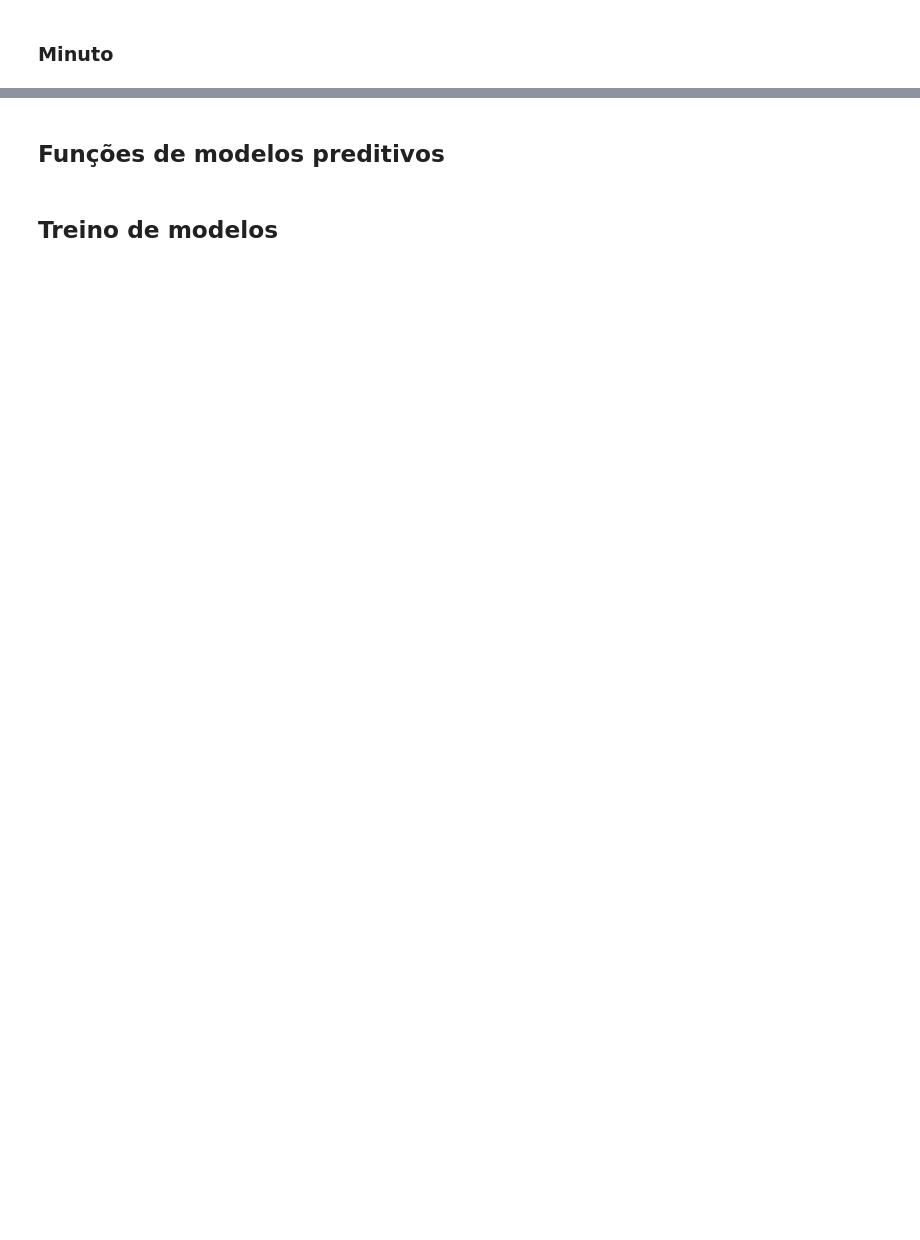
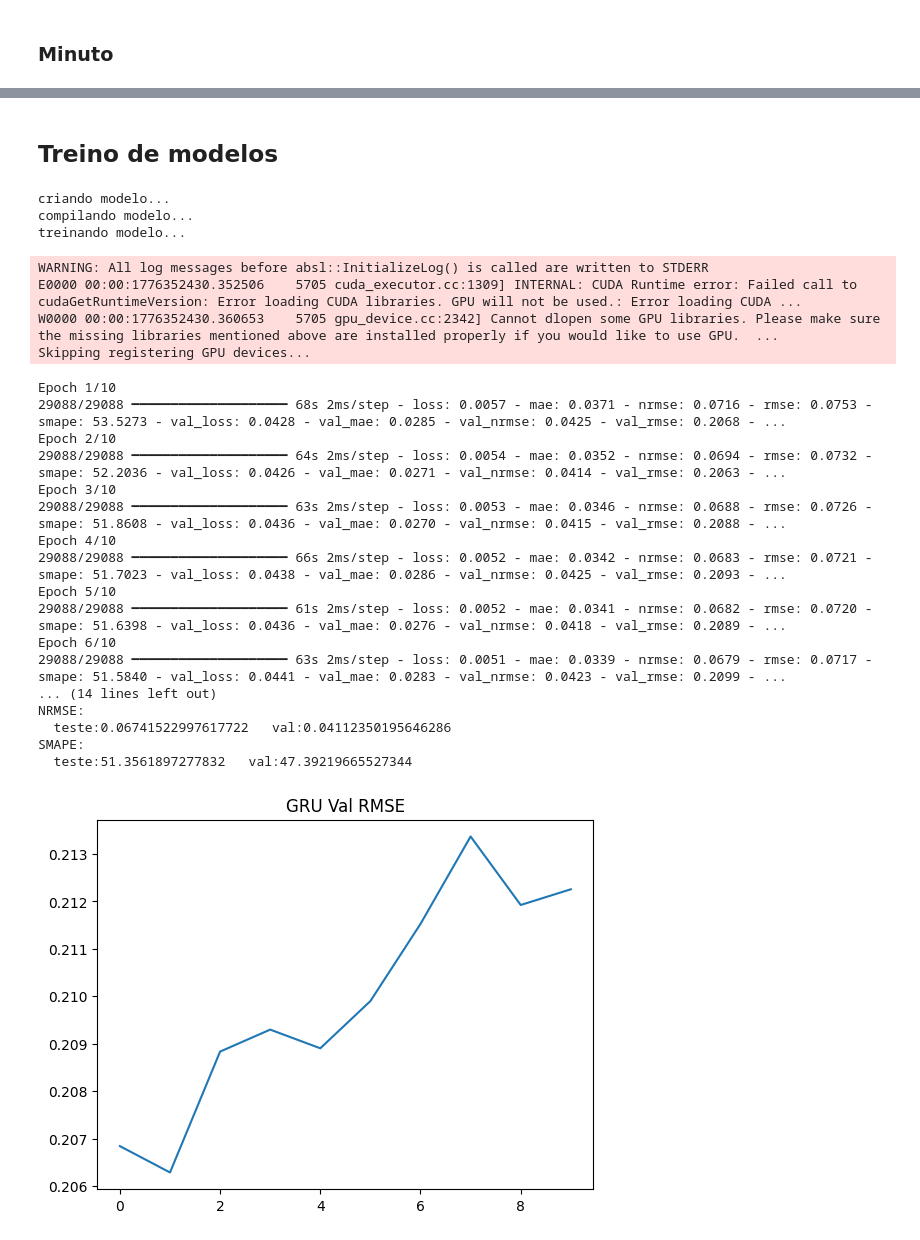
Before and after one commit to LarcesUece/GRANULARITY-PREDICTION, a Jupyter notebook: src/notebooks/treinamento de modelos.ipynb, the cells around one changed output, grey strips where cells are left out. Drawn from its saved outputs; the diff is of its cells as text; code cells hidden in the pictures; blank space fills up the shorter version.

Commit message:
adaptação nos arquivos para testes com multiplos passos

```diff
--- a/src/notebooks/treinamento de modelos.ipynb
+++ b/src/notebooks/treinamento de modelos.ipynb
@@ -101,2 +139,0 @@ gc.collect()
-# %% [markdown]
-## Funções de modelos preditivos
@@ -832,2 +140,47 @@ def otimizar_MLP(X_train,
 # %% [markdown]
 ## Treino de modelos
+# %%
+
+gru_10m_ = criar_e_treinarGRU(
+    dimensao="10minutos_virada",
+    input_len=inputs_10min,
+    output_len=outputs_10min,
+    X_train=X_train_10m[:,1:],
+    y_train=y_train_10m,
+    X_val=X_val_10m[:,1:],
+    y_val=y_val_10m,
+    epochs=10,
+    batch_size=16,
+    dropout_rate=0.3270035866295655,
+    gru_units=66,
+    path_modelo=f'{w}/gru_10min_otimizada_sem_id.keras',
+    plot=True,
+    verbose=True,
+    virada=False
+)
+# %% [output]
+criando modelo...
+compilando modelo...
+treinando modelo...
+WARNING: All log messages before absl::InitializeLog() is called are written to STDERR
+E0000 00:00:1776352430.352506    5705 cuda_executor.cc:1309] INTERNAL: CUDA Runtime error: Failed call to cudaGetRuntimeVersion: Error loading CUDA libraries. GPU will not be used.: Error loading CUDA ...
+W0000 00:00:1776352430.360653    5705 gpu_device.cc:2342] Cannot dlopen some GPU libraries. Please make sure the missing libraries mentioned above are installed properly if you would like to use GPU.  ...
+Skipping registering GPU devices...
+Epoch 1/10
+29088/29088 ━━━━━━━━━━━━━━━━━━━━ 68s 2ms/step - loss: 0.0057 - mae: 0.0371 - nrmse: 0.0716 - rmse: 0.0753 - smape: 53.5273 - val_loss: 0.0428 - val_mae: 0.0285 - val_nrmse: 0.0425 - val_rmse: 0.2068 - ...
+Epoch 2/10
+29088/29088 ━━━━━━━━━━━━━━━━━━━━ 64s 2ms/step - loss: 0.0054 - mae: 0.0352 - nrmse: 0.0694 - rmse: 0.0732 - smape: 52.2036 - val_loss: 0.0426 - val_mae: 0.0271 - val_nrmse: 0.0414 - val_rmse: 0.2063 - ...
+Epoch 3/10
+29088/29088 ━━━━━━━━━━━━━━━━━━━━ 63s 2ms/step - loss: 0.0053 - mae: 0.0346 - nrmse: 0.0688 - rmse: 0.0726 - smape: 51.8608 - val_loss: 0.0436 - val_mae: 0.0270 - val_nrmse: 0.0415 - val_rmse: 0.2088 - ...
+Epoch 4/10
+29088/29088 ━━━━━━━━━━━━━━━━━━━━ 66s 2ms/step - loss: 0.0052 - mae: 0.0342 - nrmse: 0.0683 - rmse: 0.0721 - smape: 51.7023 - val_loss: 0.0438 - val_mae: 0.0286 - val_nrmse: 0.0425 - val_rmse: 0.2093 - ...
+Epoch 5/10
+29088/29088 ━━━━━━━━━━━━━━━━━━━━ 61s 2ms/step - loss: 0.0052 - mae: 0.0341 - nrmse: 0.0682 - rmse: 0.0720 - smape: 51.6398 - val_loss: 0.0436 - val_mae: 0.0276 - val_nrmse: 0.0418 - val_rmse: 0.2089 - ...
+Epoch 6/10
+29088/29088 ━━━━━━━━━━━━━━━━━━━━ 63s 2ms/step - loss: 0.0051 - mae: 0.0339 - nrmse: 0.0679 - rmse: 0.0717 - smape: 51.5840 - val_loss: 0.0441 - val_mae: 0.0283 - val_nrmse: 0.0423 - val_rmse: 0.2099 - ...
+... (14 lines left out)
+NRMSE:
+  teste:0.06741522997617722   val:0.04112350195646286
+SMAPE:
+  teste:51.3561897277832   val:47.39219665527344
+[figure, added]
```
Also changed, not shown: parts of 14 cells of this notebook, 8 other files.
